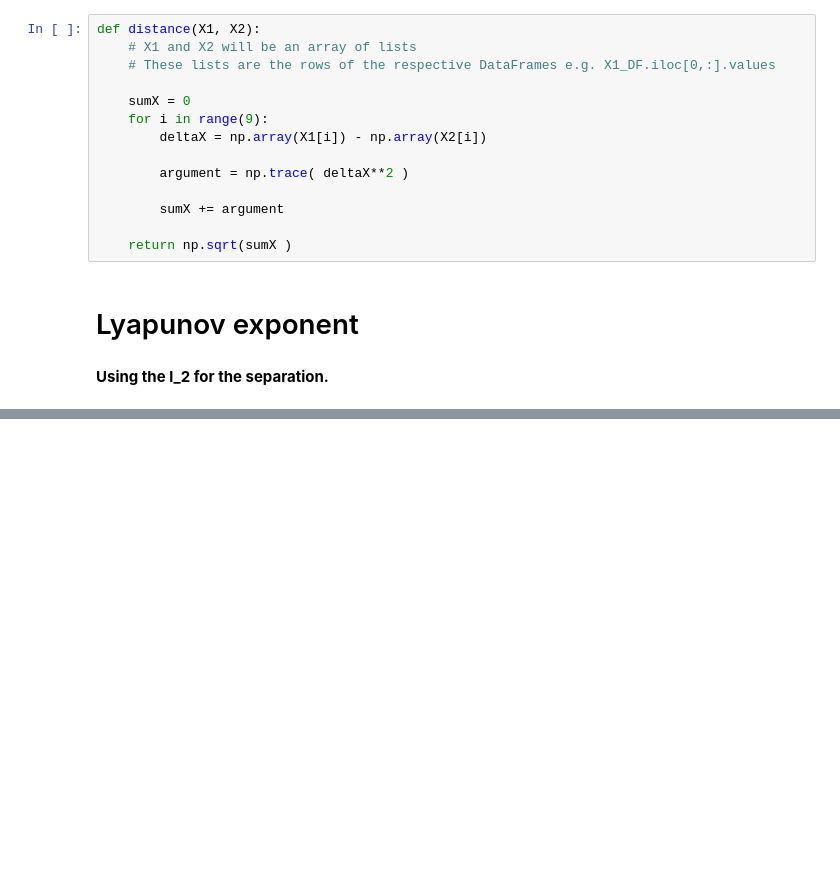
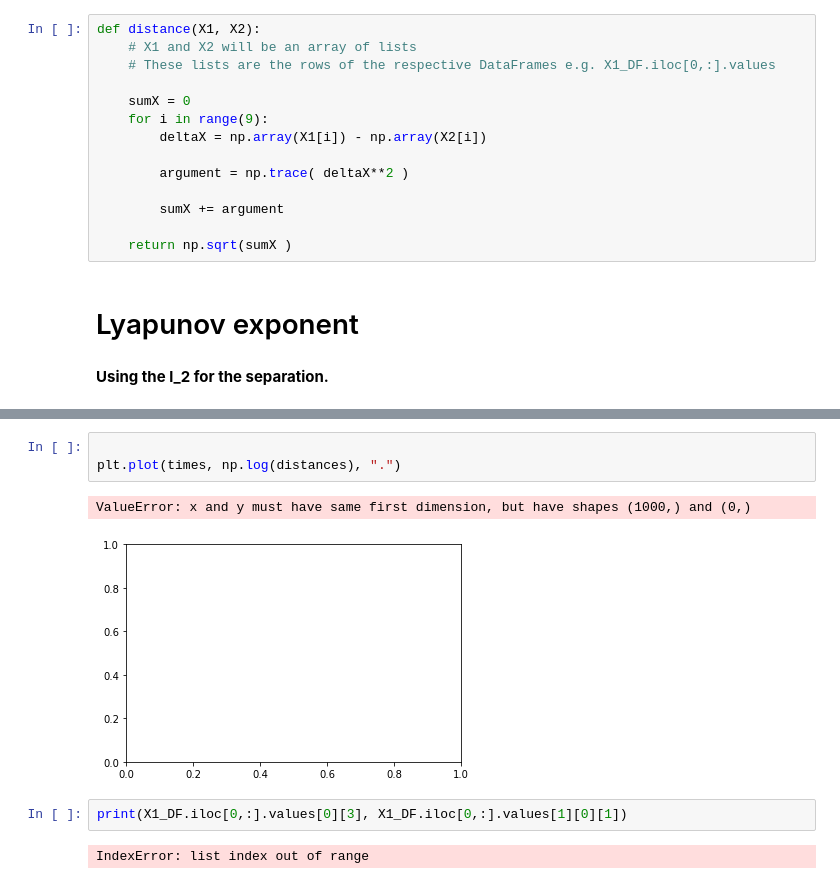
Before and after one commit to Rtk100/DIAS-Summer-Internship, a Jupyter notebook: Python/Chaos in Classical D0-Brane Mechanic. Data Analysis.ipynb, the cells around one changed output, grey strips where cells are left out. Drawn from its saved outputs; the diff is of its cells as text; blank space fills up the shorter version.

```diff
--- a/Python/Chaos in Classical D0-Brane Mechanic. Data Analysis.ipynb
+++ b/Python/Chaos in Classical D0-Brane Mechanic. Data Analysis.ipynb
@@ -604,0 +603,10 @@ X1_DF
+# %%
+
+plt.plot(times, np.log(distances), ".")
+# %% [output]
+ValueError: x and y must have same first dimension, but have shapes (1000,) and (0,)
+[figure, added]
+# %%
+print(X1_DF.iloc[0,:].values[0][3], X1_DF.iloc[0,:].values[1][0][1])
+# %% [output]
+IndexError: list index out of range
```
Also changed, not shown: parts of 24 cells of this notebook, 20 other files.
